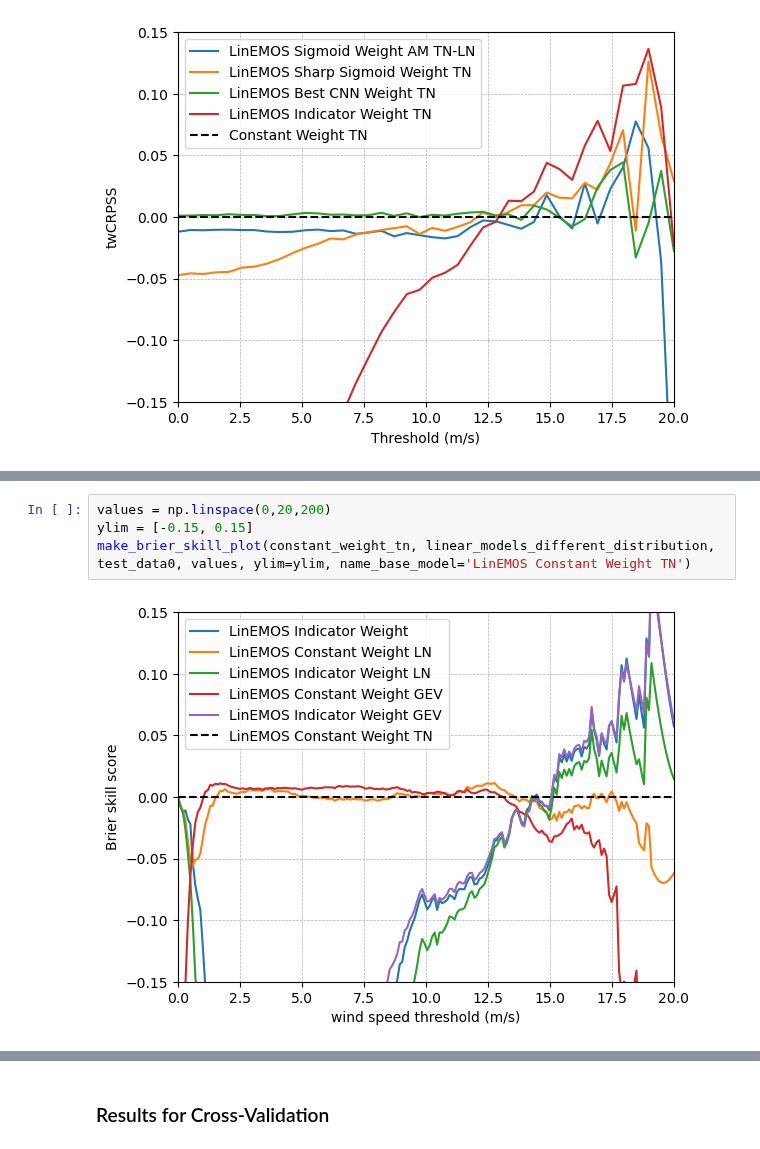
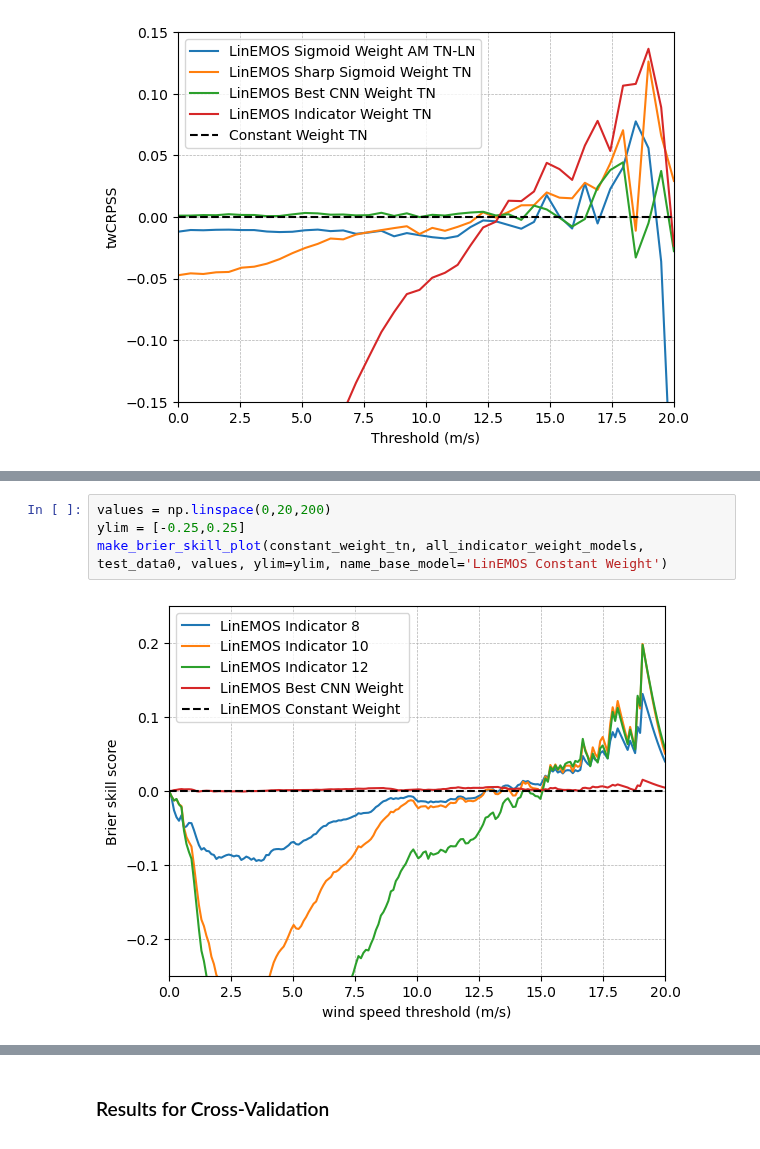
Before and after one commit to SimonHakvoort/thesiscode, a Jupyter notebook: src/visualization/experiments_figures.ipynb, the cells around one changed output, grey strips where cells are left out. Drawn from its saved outputs; the diff is of its cells as text.

```diff
--- a/src/visualization/experiments_figures.ipynb
+++ b/src/visualization/experiments_figures.ipynb
@@ -752,6 +794,6 @@ make_reliability_and_sharpness(all_linear_models_fold0, test_data0, t=t)
 # %%
 values = np.linspace(0,20,200)
-ylim = [-0.15, 0.15]
-make_brier_skill_plot(constant_weight_tn, linear_models_different_distribution, test_data0, values, ylim=ylim, name_base_model='LinEMOS Constant Weight TN')
+ylim = [-0.25,0.25]
+make_brier_skill_plot(constant_weight_tn, all_indicator_weight_models, test_data0, values, ylim=ylim, name_base_model='LinEMOS Constant Weight')
 # %% [output]
-[figure, old version]
+[figure, new version]
```
Also changed, not shown: parts of 16 cells of this notebook, 6 other files.
